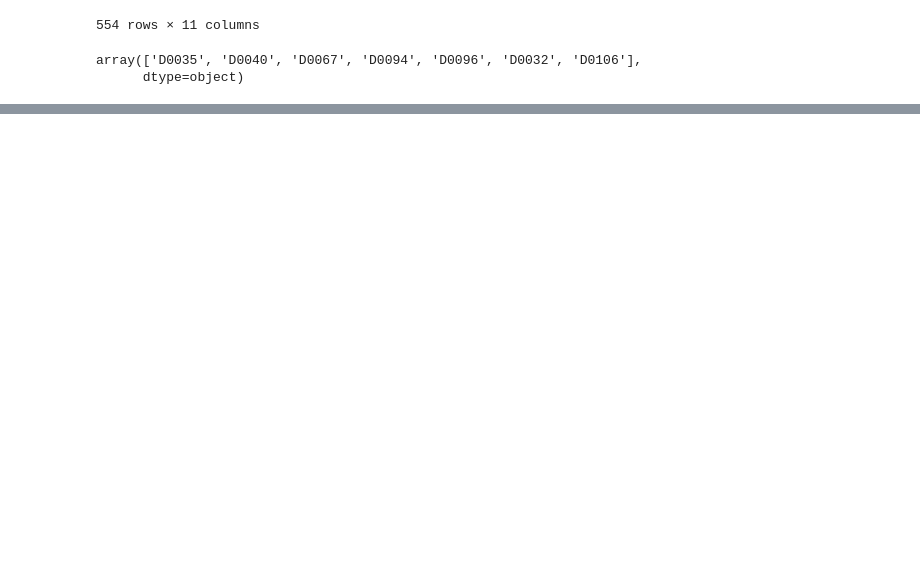
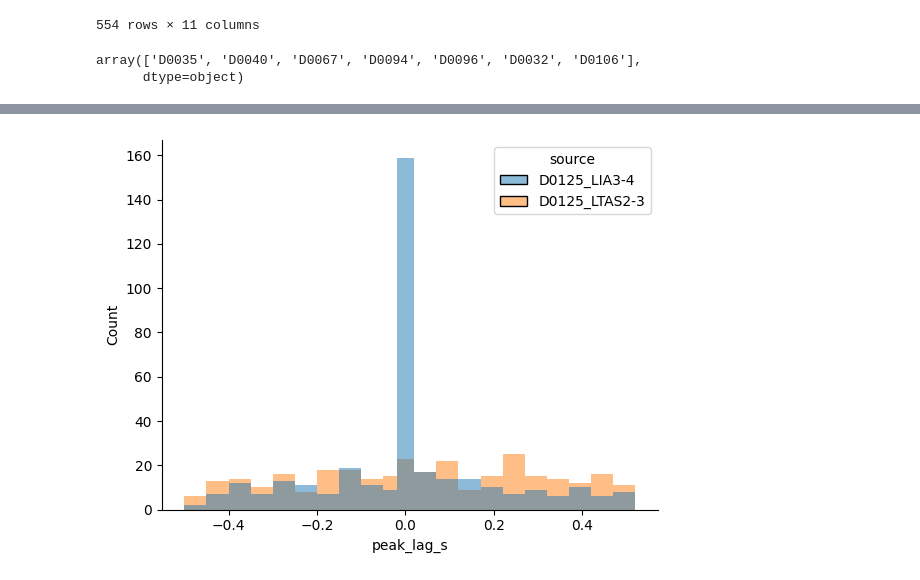
Before and after one commit to shinanlin/insula, a Jupyter notebook: notebooks/opercular.ipynb, the cells around one changed output, grey strips where cells are left out. Saved outputs shown, nothing was run; the diff lists cells and outputs as text; code cells hidden in the pictures; blank space fills up the shorter version.

```diff
--- a/notebooks/opercular.ipynb
+++ b/notebooks/opercular.ipynb
@@ -440,0 +586,15 @@ sns.lineplot(data=df, x='time', y='value', hue='roi', ax=ax)
+# %%
+edges = np.r_[
+    np.arange(-0.5, -center, 0.05),
+    -center, center,
+    np.arange(center, 0.5 + 0.05, 0.05),
+]
+
+sns.histplot(data=oper_xcorrs[(oper_xcorrs.description=='Repeat') & (oper_xcorrs.phase=='Response')
+                              & (oper_xcorrs.subject=='D0125')],
+             x="peak_lag_s",
+             hue="source", bins=edges)
+
+sns.despine()
+# %% [output]
+[figure, added]
```
Also changed, not shown: parts of 15 cells of this notebook, 12 other files.
